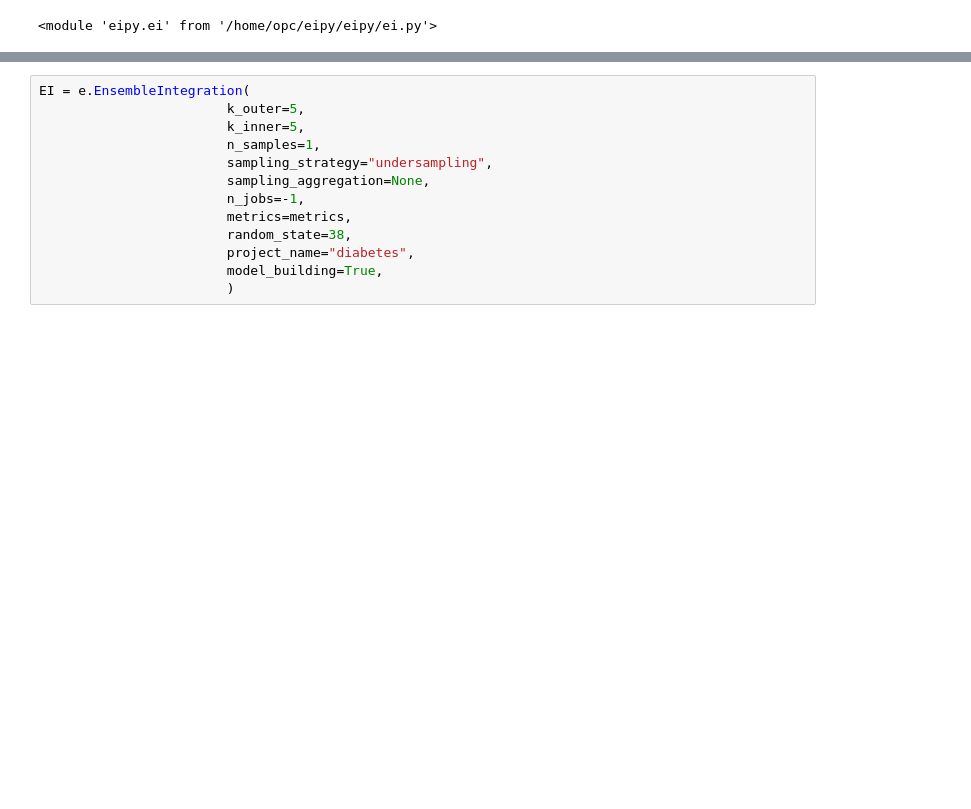
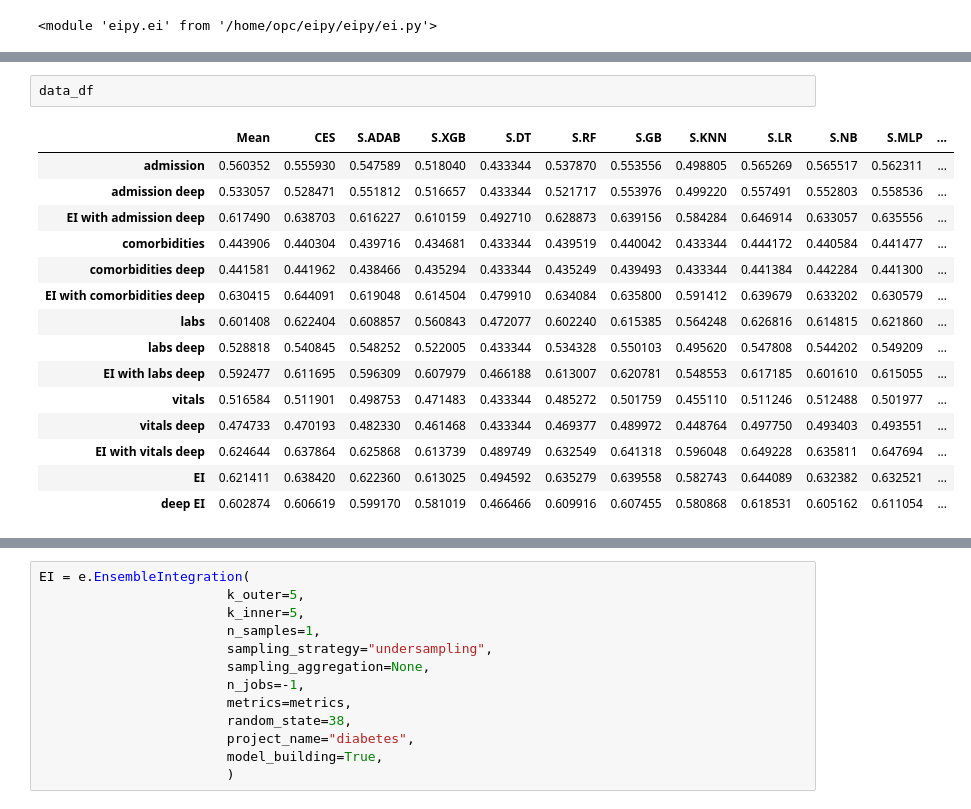
Before and after one commit to aviadsusman/eipy, a Jupyter notebook: eipy/test_multimodal.ipynb, the cells around one changed output, grey strips where cells are left out. Drawn from its saved outputs; the diff is of its cells as text; blank space fills up the shorter version.

```diff
--- a/eipy/test_multimodal.ipynb
+++ b/eipy/test_multimodal.ipynb
@@ -152,0 +539,18 @@ reload(e)
+# %%
+data_df
+# %% [output]
+|  | Mean | CES | S.ADAB | S.XGB | S.DT | S.RF | S.GB | S.KNN | S.LR | S.NB | S.MLP | ... |
+| admission | 0.560352 | 0.555930 | 0.547589 | 0.518040 | 0.433344 | 0.537870 | 0.553556 | 0.498805 | 0.565269 | 0.565517 | 0.562311 | ... |
+| admission deep | 0.533057 | 0.528471 | 0.551812 | 0.516657 | 0.433344 | 0.521717 | 0.553976 | 0.499220 | 0.557491 | 0.552803 | 0.558536 | ... |
+| EI with admission deep | 0.617490 | 0.638703 | 0.616227 | 0.610159 | 0.492710 | 0.628873 | 0.639156 | 0.584284 | 0.646914 | 0.633057 | 0.635556 | ... |
+| comorbidities | 0.443906 | 0.440304 | 0.439716 | 0.434681 | 0.433344 | 0.439519 | 0.440042 | 0.433344 | 0.444172 | 0.440584 | 0.441477 | ... |
+| comorbidities deep | 0.441581 | 0.441962 | 0.438466 | 0.435294 | 0.433344 | 0.435249 | 0.439493 | 0.433344 | 0.441384 | 0.442284 | 0.441300 | ... |
+| EI with comorbidities deep | 0.630415 | 0.644091 | 0.619048 | 0.614504 | 0.479910 | 0.634084 | 0.635800 | 0.591412 | 0.639679 | 0.633202 | 0.630579 | ... |
+| labs | 0.601408 | 0.622404 | 0.608857 | 0.560843 | 0.472077 | 0.602240 | 0.615385 | 0.564248 | 0.626816 | 0.614815 | 0.621860 | ... |
+| labs deep | 0.528818 | 0.540845 | 0.548252 | 0.522005 | 0.433344 | 0.534328 | 0.550103 | 0.495620 | 0.547808 | 0.544202 | 0.549209 | ... |
+| EI with labs deep | 0.592477 | 0.611695 | 0.596309 | 0.607979 | 0.466188 | 0.613007 | 0.620781 | 0.548553 | 0.617185 | 0.601610 | 0.615055 | ... |
+| vitals | 0.516584 | 0.511901 | 0.498753 | 0.471483 | 0.433344 | 0.485272 | 0.501759 | 0.455110 | 0.511246 | 0.512488 | 0.501977 | ... |
+| vitals deep | 0.474733 | 0.470193 | 0.482330 | 0.461468 | 0.433344 | 0.469377 | 0.489972 | 0.448764 | 0.497750 | 0.493403 | 0.493551 | ... |
+| EI with vitals deep | 0.624644 | 0.637864 | 0.625868 | 0.613739 | 0.489749 | 0.632549 | 0.641318 | 0.596048 | 0.649228 | 0.635811 | 0.647694 | ... |
+| EI | 0.621411 | 0.638420 | 0.622360 | 0.613025 | 0.494592 | 0.635279 | 0.639558 | 0.582743 | 0.644089 | 0.632382 | 0.632521 | ... |
+| deep EI | 0.602874 | 0.606619 | 0.599170 | 0.581019 | 0.466466 | 0.609916 | 0.607455 | 0.580868 | 0.618531 | 0.605162 | 0.611054 | ... |
```
Also changed, not shown: parts of 25 cells of this notebook, 2 other files.
